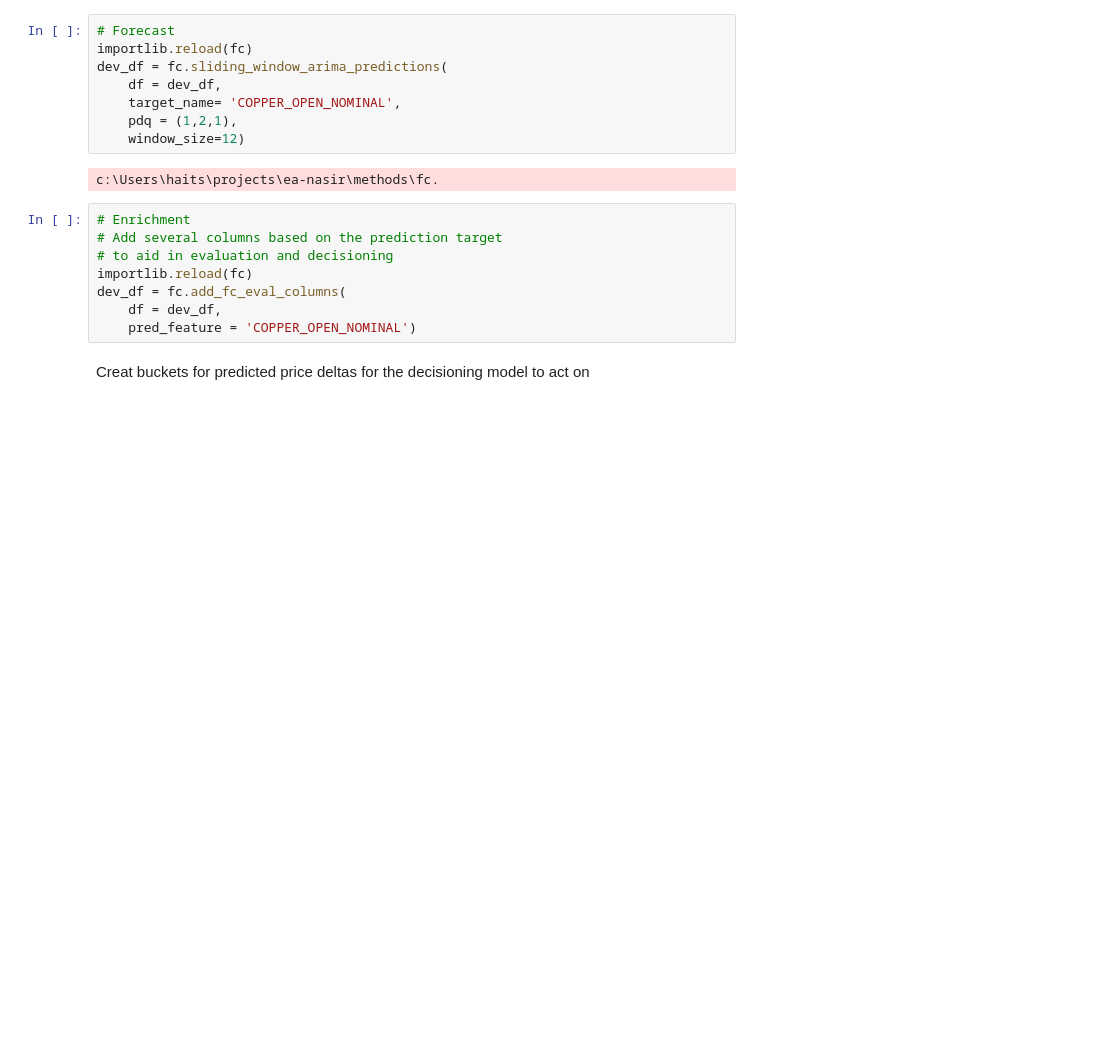
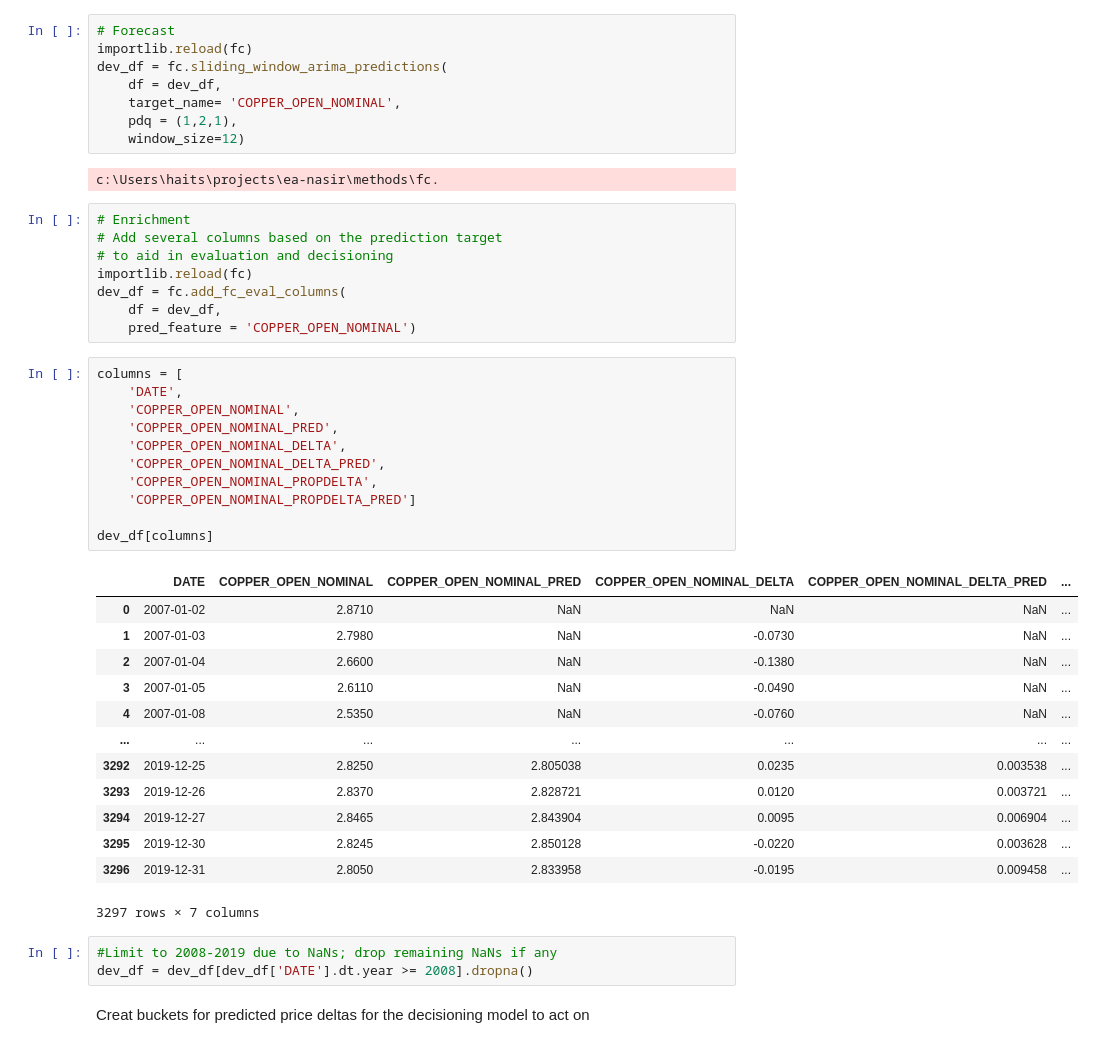
Before and after one commit to neal-logan/ea-nasir, a Jupyter notebook: 03_decisioning.ipynb, the cells around one changed output. Cells and saved outputs as stored; diff of their text form; blank space fills up the shorter version.

```diff
--- a/03_decisioning.ipynb
+++ b/03_decisioning.ipynb
@@ -56,5 +56,33 @@ importlib.reload(fc)
 dev_df = fc.add_fc_eval_columns(
     df = dev_df,
     pred_feature = 'COPPER_OPEN_NOMINAL')
+# %%
+columns = [
+    'DATE',
+    'COPPER_OPEN_NOMINAL',
+    'COPPER_OPEN_NOMINAL_PRED',
+    'COPPER_OPEN_NOMINAL_DELTA',
+    'COPPER_OPEN_NOMINAL_DELTA_PRED',
+    'COPPER_OPEN_NOMINAL_PROPDELTA',
+    'COPPER_OPEN_NOMINAL_PROPDELTA_PRED']
+
+dev_df[columns]
+# %% [output]
+|  | DATE | COPPER_OPEN_NOMINAL | COPPER_OPEN_NOMINAL_PRED | COPPER_OPEN_NOMINAL_DELTA | COPPER_OPEN_NOMINAL_DELTA_PRED | ... |
+| 0 | 2007-01-02 | 2.8710 | NaN | NaN | NaN | ... |
+| 1 | 2007-01-03 | 2.7980 | NaN | -0.0730 | NaN | ... |
+| 2 | 2007-01-04 | 2.6600 | NaN | -0.1380 | NaN | ... |
+| 3 | 2007-01-05 | 2.6110 | NaN | -0.0490 | NaN | ... |
+| 4 | 2007-01-08 | 2.5350 | NaN | -0.0760 | NaN | ... |
+| ... | ... | ... | ... | ... | ... | ... |
+| 3292 | 2019-12-25 | 2.8250 | 2.805038 | 0.0235 | 0.003538 | ... |
+| 3293 | 2019-12-26 | 2.8370 | 2.828721 | 0.0120 | 0.003721 | ... |
+| 3294 | 2019-12-27 | 2.8465 | 2.843904 | 0.0095 | 0.006904 | ... |
+| 3295 | 2019-12-30 | 2.8245 | 2.850128 | -0.0220 | 0.003628 | ... |
+| 3296 | 2019-12-31 | 2.8050 | 2.833958 | -0.0195 | 0.009458 | ... |
+3297 rows × 7 columns
+# %%
+#Limit to 2008-2019 due to NaNs; drop remaining NaNs if any
+dev_df = dev_df[dev_df['DATE'].dt.year >= 2008].dropna()
 # %% [markdown]
 Creat buckets for predicted price deltas for the decisioning model to act on
```
Also changed, not shown: parts of 11 cells of this notebook, 2 other files.
